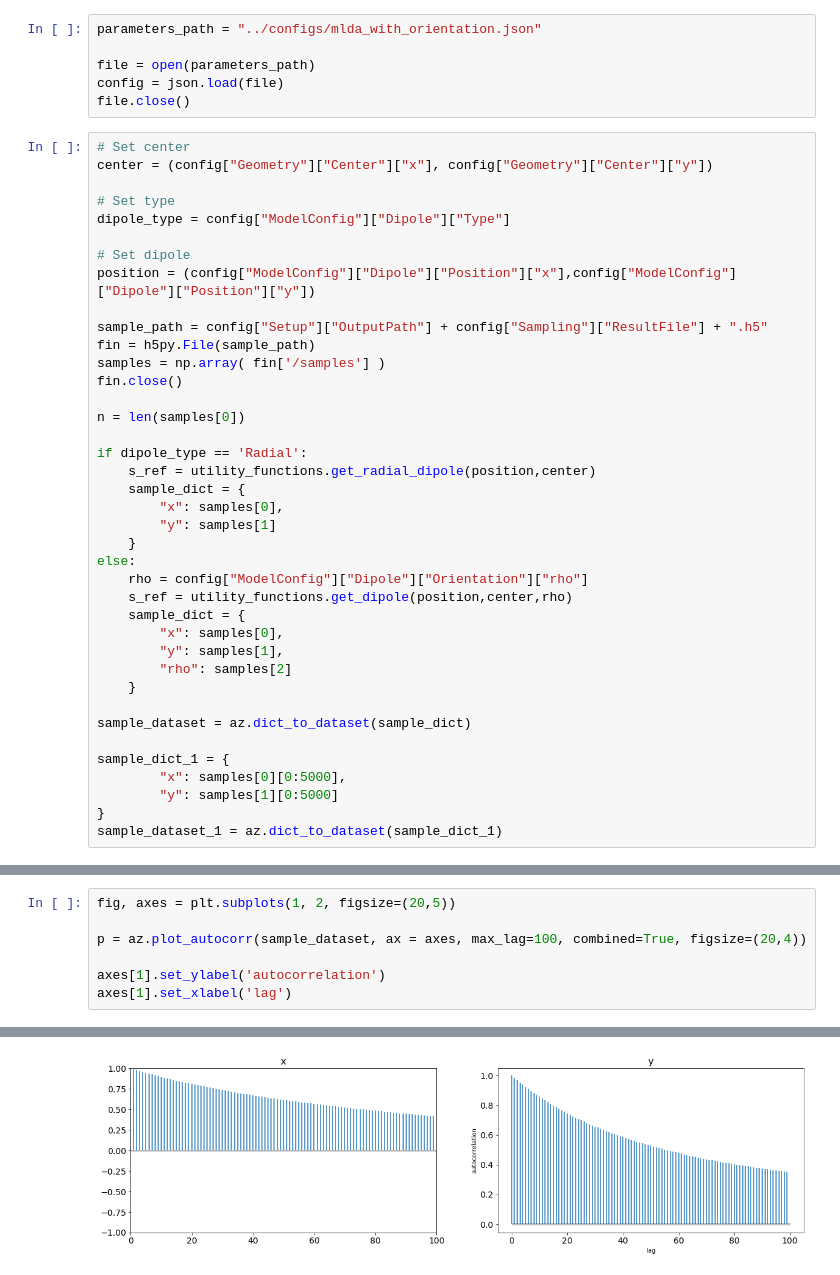
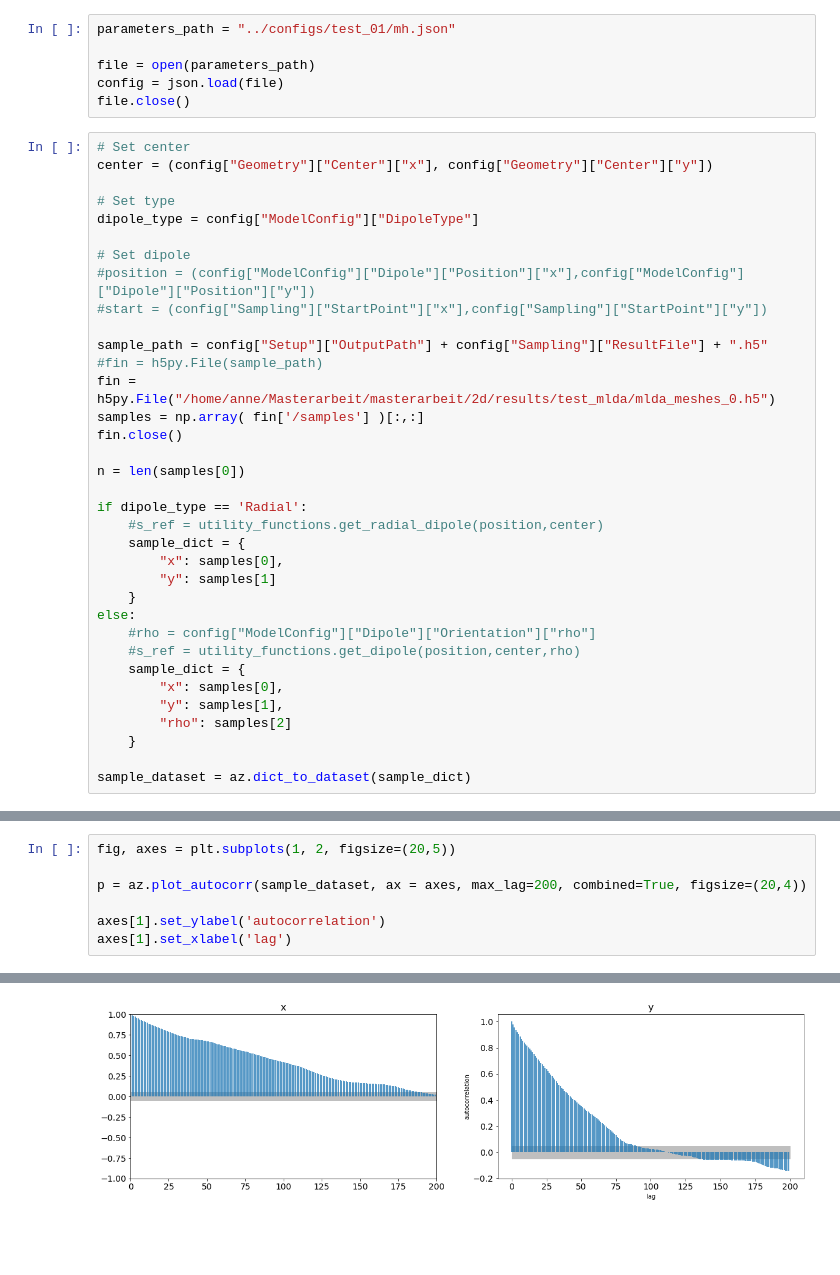
Before and after one commit to annegretW/Masterarbeit_EEG_Uncertainties, a Jupyter notebook: masterarbeit/2d/evaluations/diagnostics.ipynb, the cells around one changed output, grey strips where cells are left out. Cells and saved outputs as stored; diff of their text form; blank space fills up the shorter version.

```diff
--- a/masterarbeit/2d/evaluations/diagnostics.ipynb
+++ b/masterarbeit/2d/evaluations/diagnostics.ipynb
@@ -15,5 +16,5 @@ import json
 # %%
-parameters_path = "../configs/mlda_with_orientation.json"
+parameters_path = "../configs/test_01/mh.json"
 
 file = open(parameters_path)
 config = json.load(file)
@@ -23,27 +24,29 @@ file.close()
 center = (config["Geometry"]["Center"]["x"], config["Geometry"]["Center"]["y"])
 
 # Set type
-dipole_type = config["ModelConfig"]["Dipole"]["Type"]
+dipole_type = config["ModelConfig"]["DipoleType"]
 
 # Set dipole
-position = (config["ModelConfig"]["Dipole"]["Position"]["x"],config["ModelConfig"]["Dipole"]["Position"]["y"])
+#position = (config["ModelConfig"]["Dipole"]["Position"]["x"],config["ModelConfig"]["Dipole"]["Position"]["y"])
+#start = (config["Sampling"]["StartPoint"]["x"],config["Sampling"]["StartPoint"]["y"])
 
 sample_path = config["Setup"]["OutputPath"] + config["Sampling"]["ResultFile"] + ".h5"
-fin = h5py.File(sample_path)
-samples = np.array( fin['/samples'] )
+#fin = h5py.File(sample_path)
+fin = h5py.File("/home/anne/Masterarbeit/masterarbeit/2d/results/test_mlda/mlda_meshes_0.h5")
+samples = np.array( fin['/samples'] )[:,:]
 fin.close()
 
 n = len(samples[0])
 
 if dipole_type == 'Radial':
-    s_ref = utility_functions.get_radial_dipole(position,center)
+    #s_ref = utility_functions.get_radial_dipole(position,center)
     sample_dict = {
         "x": samples[0],
         "y": samples[1]
     }
 else:
-    rho = config["ModelConfig"]["Dipole"]["Orientation"]["rho"]
-    s_ref = utility_functions.get_dipole(position,center,rho)
+    #rho = config["ModelConfig"]["Dipole"]["Orientation"]["rho"]
+    #s_ref = utility_functions.get_dipole(position,center,rho)
     sample_dict = {
         "x": samples[0],
         "y": samples[1],
@@ -51,9 +54,3 @@ else:
     }
 
 sample_dataset = az.dict_to_dataset(sample_dict)
-
-sample_dict_1 = {
-        "x": samples[0][0:5000],
-        "y": samples[1][0:5000]
-}
-sample_dataset_1 = az.dict_to_dataset(sample_dict_1)
@@ -80,11 +123,11 @@ p = az.plot_trace(sample_dataset, axes=axes)
 # %%
 fig, axes = plt.subplots(1, 2, figsize=(20,5))
 
-p = az.plot_autocorr(sample_dataset, ax = axes, max_lag=100, combined=True, figsize=(20,4))
+p = az.plot_autocorr(sample_dataset, ax = axes, max_lag=200, combined=True, figsize=(20,4))
 
 axes[1].set_ylabel('autocorrelation')
 axes[1].set_xlabel('lag')
 # %% [output]
 Text(0.5, 0, 'lag')
-[figure, old version]
+[figure, new version]
 # %%
```
Also changed, not shown: parts of 6 cells of this notebook, 9 other files.
